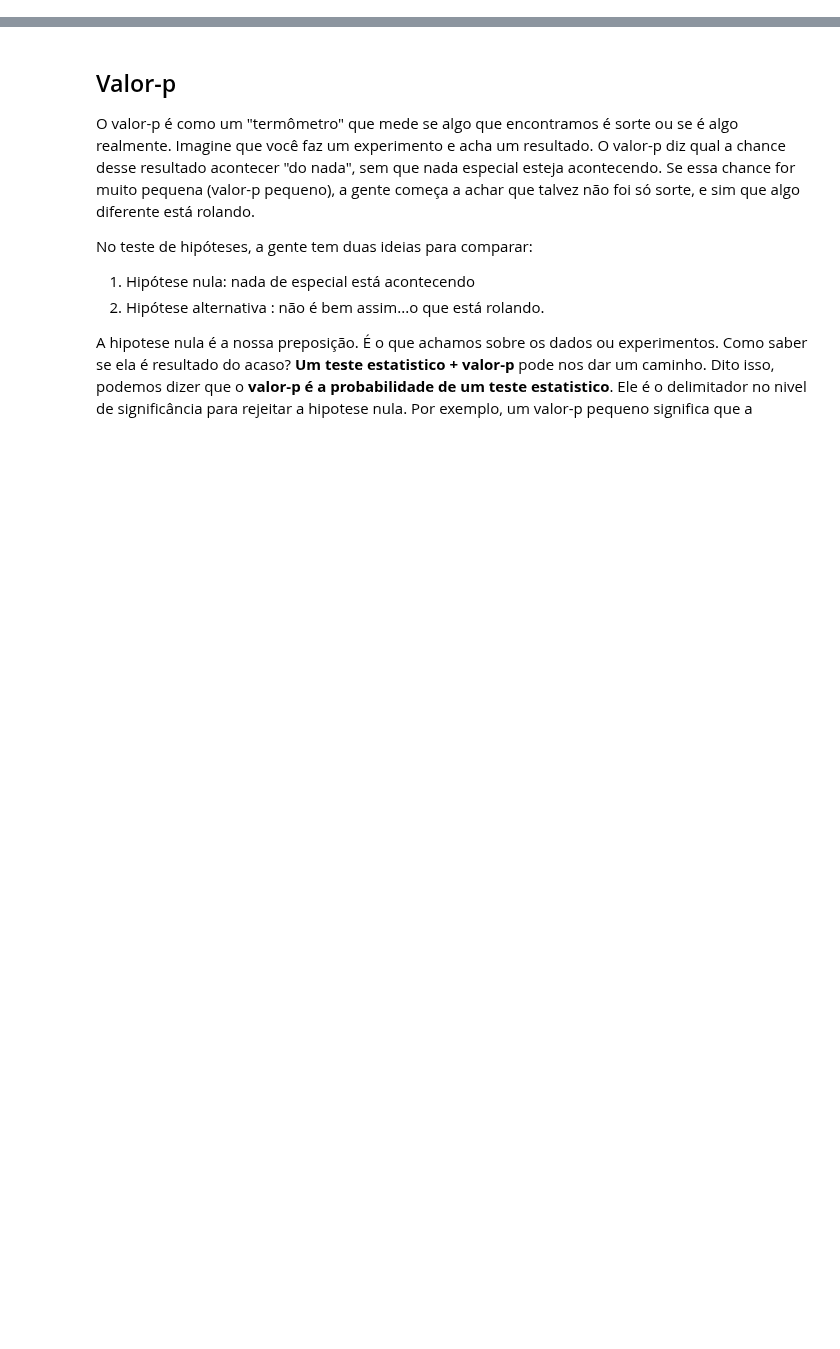
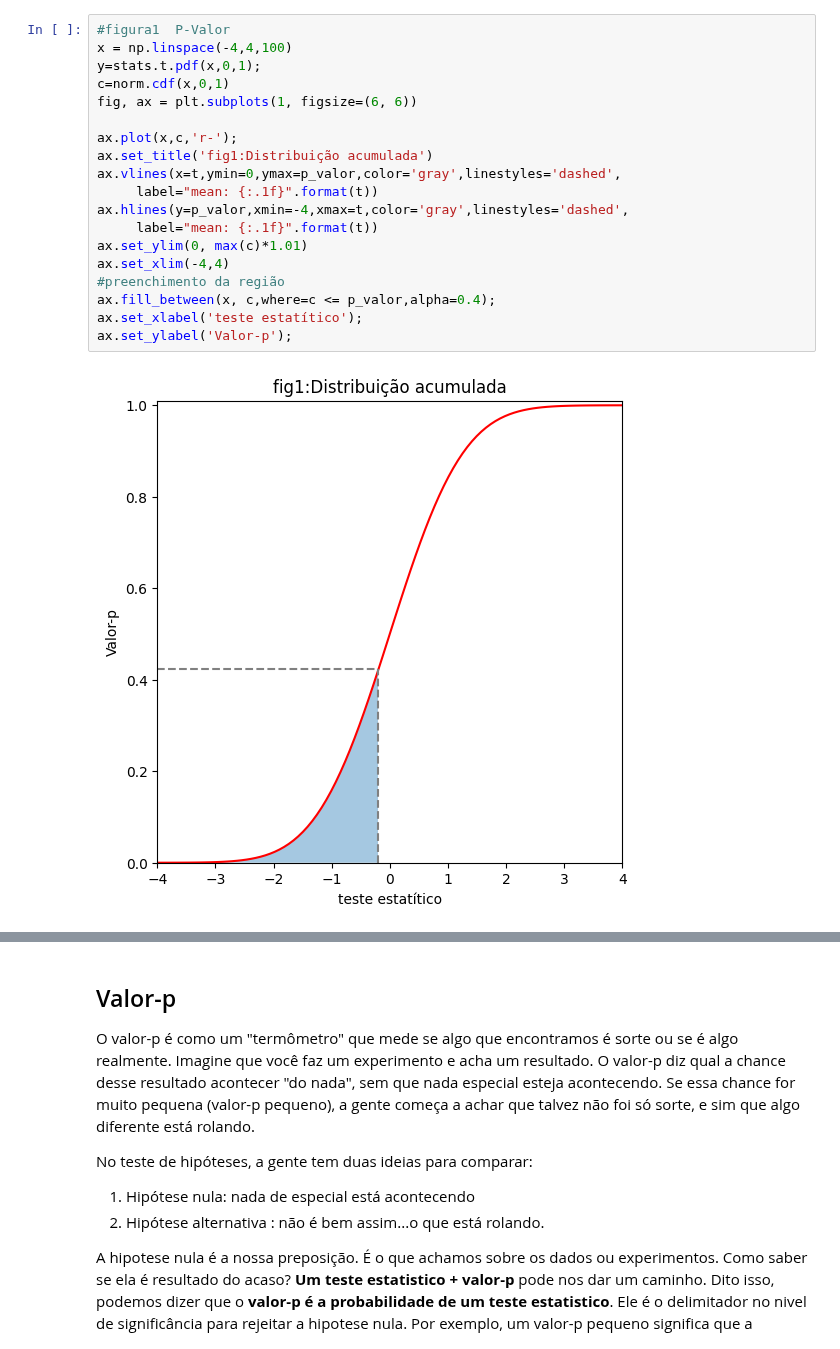
Before and after one commit to albertoakel/EBAC, a Jupyter notebook: notebook/Teste_de_hipotese_exemplos.ipynb, the cells around one changed output, grey strips where cells are left out. Cells and saved outputs as stored; diff of their text form; blank space fills up the shorter version.

```diff
--- a/notebook/Teste_de_hipotese_exemplos.ipynb
+++ b/notebook/Teste_de_hipotese_exemplos.ipynb
@@ -106,4 +115,25 @@ p-valor (t-student) : 0.42356347438919145
 p-valor (normal)    : 0.4213586470795116
 
 Não há evidência estatística para concluir que a média das notas é significativamente menor que 7
+# %%
+#figura1  P-Valor
+x = np.linspace(-4,4,100)
+y=stats.t.pdf(x,0,1);
+c=norm.cdf(x,0,1)
+fig, ax = plt.subplots(1, figsize=(6, 6))
+
+ax.plot(x,c,'r-');
+ax.set_title('fig1:Distribuição acumulada')
+ax.vlines(x=t,ymin=0,ymax=p_valor,color='gray',linestyles='dashed',
+     label="mean: {:.1f}".format(t))
+ax.hlines(y=p_valor,xmin=-4,xmax=t,color='gray',linestyles='dashed',
+     label="mean: {:.1f}".format(t))
+ax.set_ylim(0, max(c)*1.01)
+ax.set_xlim(-4,4)
+#preenchimento da região
+ax.fill_between(x, c,where=c <= p_valor,alpha=0.4);
+ax.set_xlabel('teste estatítico');
+ax.set_ylabel('Valor-p');
+# %% [output]
+[figure, added]
 # %%
```
Also changed, not shown: parts of 3 cells of this notebook.
